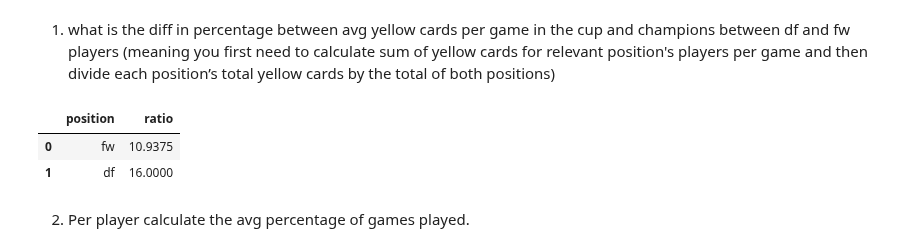
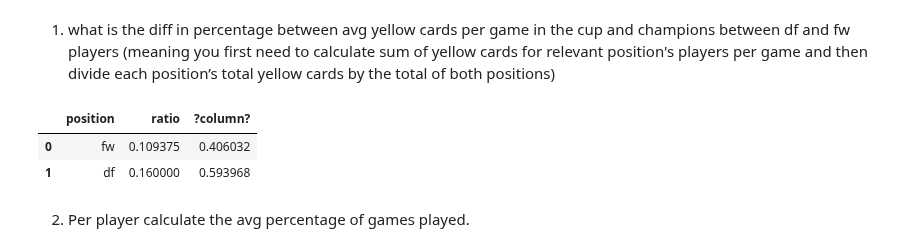
Before and after one commit to tryko/yandex-sql-practice, a Jupyter notebook: itay-sql-lion.ipynb, the cells around one changed output. Cells and saved outputs as stored; diff of their text form; code cells hidden in the pictures.

```diff
--- a/itay-sql-lion.ipynb
+++ b/itay-sql-lion.ipynb
@@ -131,27 +131,35 @@ supercup_stats table:
 # %%
 query = '''
 select
     position,
-    100 * sum(cup_yellow + champions_yellow) / sum(champions + cup) :: real as ratio
+    ratio,
+    ratio/ sum(ratio) over()
 from
-    squad s
-    left join cup_stats cup
-    on s.player_id = cup.player_id
-    left join champions_stats champ
-    on champ.player_id = s.player_id
-    left join games_played games
-    on games.player_id = s.player_id
-where
-    position = 'df' or position = 'fw'
-GROUP BY
-    position
+    (select
+        position,
+        sum(cup_yellow + champions_yellow) / sum(champions + cup) :: real as ratio
+    from
+        squad s
+        left join cup_stats cup
+        on s.player_id = cup.player_id
+
+        left join champions_stats champ
+        on champ.player_id = s.player_id
+
+        left join games_played games
+        on games.player_id = s.player_id
+    where
+        position = 'df' or position = 'fw'
+    GROUP BY
+        position  ) as subq
+
 '''
 
 queryResult(query)
 # %% [output]
-|  | position | ratio |
-| 0 | fw | 10.9375 |
-| 1 | df | 16.0000 |
+|  | position | ratio | ?column? |
+| 0 | fw | 0.109375 | 0.406032 |
+| 1 | df | 0.160000 | 0.593968 |
 # %% [markdown]
 
 2. Per player calculate the avg percentage of games played.
```
